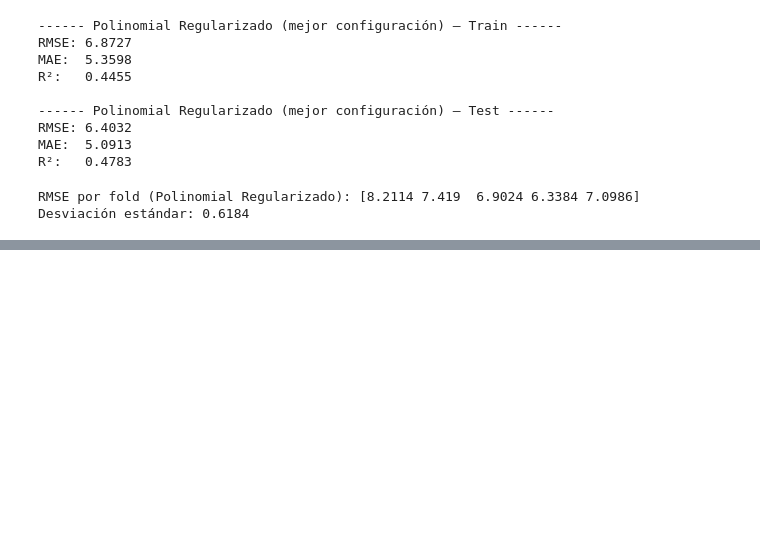
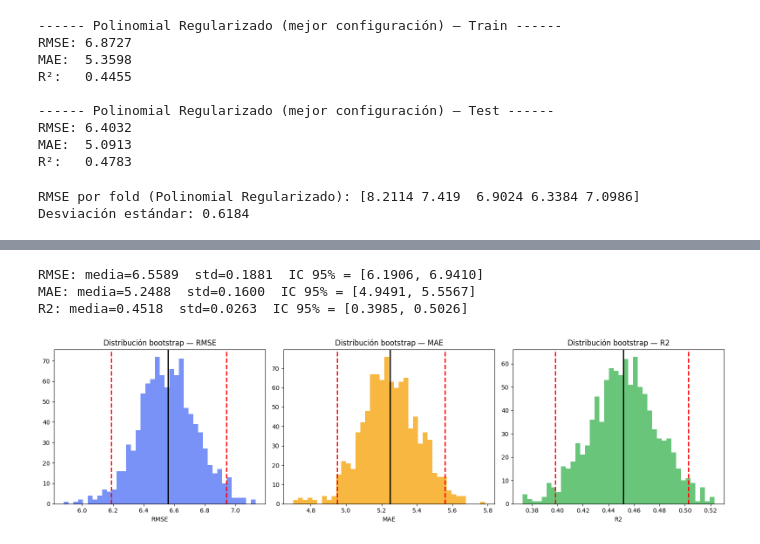
Before and after one commit to Teban1101/MaterialDeClase-ISIS-2611, a Jupyter notebook: 202620/Laboratorios/L2/lab2.ipynb, the cells around one changed output, grey strips where cells are left out. Cells and saved outputs as stored; diff of their text form; code cells hidden in the pictures; blank space fills up the shorter version.

```diff
--- a/202620/Laboratorios/L2/lab2.ipynb
+++ b/202620/Laboratorios/L2/lab2.ipynb
@@ -964,0 +1060,48 @@ ciertos folds), y la regularización (Ridge/Lasso) controla ese problema de form
+# %%
+np.random.seed(42)  # fija la secuencia de remuestreos para que el resultado sea reproducible
+n_iterations = 1000
+
+rmse_boot, mae_boot, r2_boot = [], [], []
+
+for _ in range(n_iterations):
+    X_resample, y_resample = resample(X_test, y_test, replace=True, n_samples=len(X_test))
+    pred = mejor_lasso.predict(X_resample)
+
+    rmse_boot.append(np.sqrt(mean_squared_error(y_resample, pred)))
+    mae_boot.append(mean_absolute_error(y_resample, pred))
+    r2_boot.append(r2_score(y_resample, pred))
+
+def intervalo_confianza(valores, alpha=0.95):
+    p_lower = ((1.0 - alpha) / 2.0) * 100
+    p_upper = (alpha + (1.0 - alpha) / 2.0) * 100
+    return np.percentile(valores, p_lower), np.percentile(valores, p_upper)
+
+resumen_bootstrap = {}
+for nombre, valores in [('RMSE', rmse_boot), ('MAE', mae_boot), ('R2', r2_boot)]:
+    lower, upper = intervalo_confianza(valores)
+    resumen_bootstrap[nombre] = (np.mean(valores), np.std(valores), lower, upper)
+    print(f"{nombre}: media={np.mean(valores):.4f}  std={np.std(valores):.4f}  "
+          f"IC 95% = [{lower:.4f}, {upper:.4f}]")
+# %% [output]
+RMSE: media=6.5589  std=0.1881  IC 95% = [6.1906, 6.9410]
+MAE: media=5.2488  std=0.1600  IC 95% = [4.9491, 5.5567]
+R2: media=0.4518  std=0.0263  IC 95% = [0.3985, 0.5026]
+# %%
+fig, axes = plt.subplots(1, 3, figsize=(16, 4.5))
+colores = {'RMSE': '#4C6EF5', 'MAE': '#F59F00', 'R2': '#37B24D'}
+datos_boot = {'RMSE': rmse_boot, 'MAE': mae_boot, 'R2': r2_boot}
+
+for ax, nombre in zip(axes, ['RMSE', 'MAE', 'R2']):
+    valores = datos_boot[nombre]
+    media, std, lower, upper = resumen_bootstrap[nombre]
+    ax.hist(valores, bins=40, color=colores[nombre], alpha=0.75)
+    ax.axvline(lower, color='red', linewidth=2, linestyle='--')
+    ax.axvline(media, color='black', linewidth=2)
+    ax.axvline(upper, color='red', linewidth=2, linestyle='--')
+    ax.set_title(f'Distribución bootstrap: {nombre}')
+    ax.set_xlabel(nombre)
+
+plt.tight_layout()
+plt.show()
+# %% [output]
+[figure, added]
```
Also changed, not shown: parts of 29 cells of this notebook.
